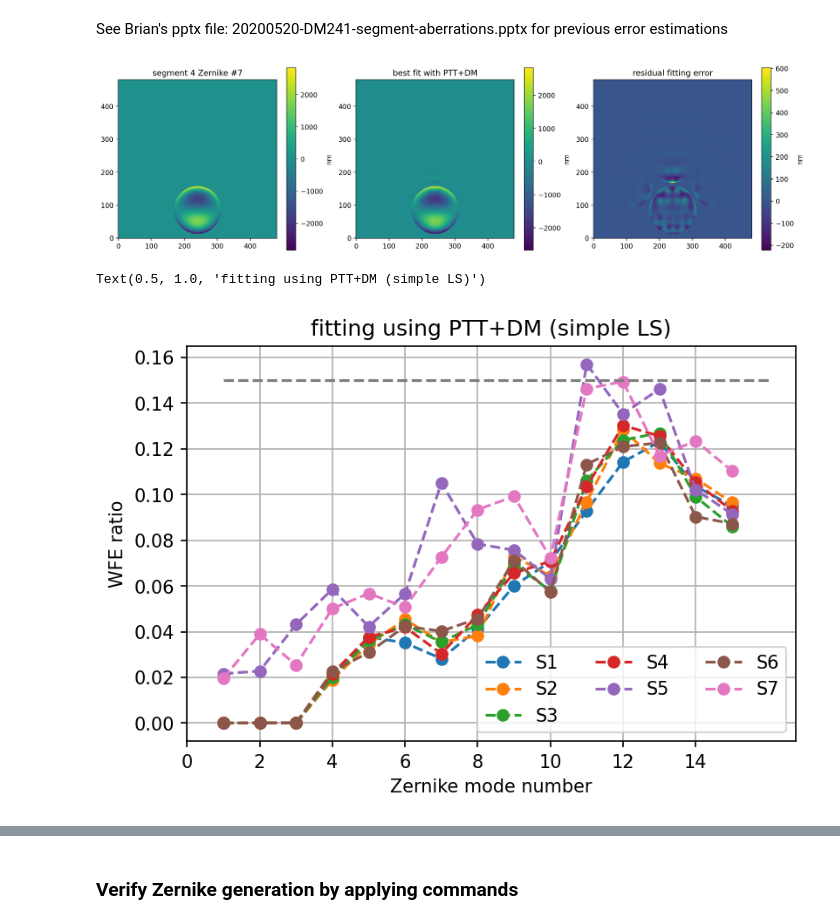
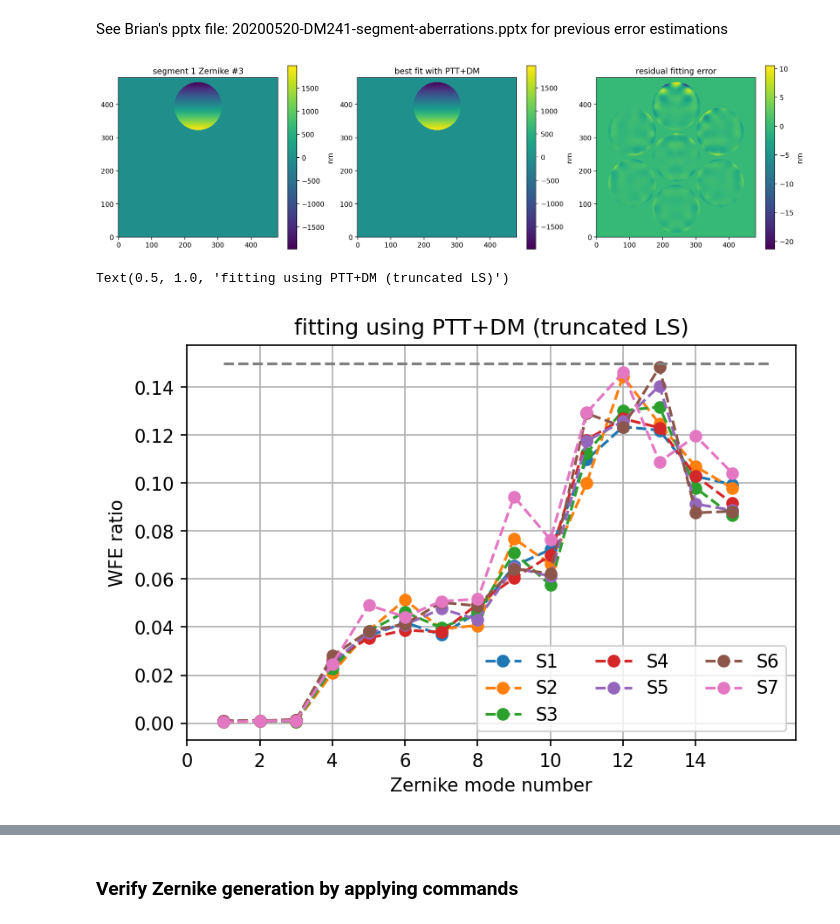
Before and after one commit to fquiros/CEO, a Jupyter notebook: python/ceo/wfpt/WFPT_segment_zernikes_v1.ipynb, the cells around one changed output, grey strips where cells are left out. Cells and saved outputs as stored; diff of their text form; code cells hidden in the pictures.

Commit message:
Zernikes: improved fitting of segment Zernikes.

```diff
--- a/python/ceo/wfpt/WFPT_segment_zernikes_v1.ipynb
+++ b/python/ceo/wfpt/WFPT_segment_zernikes_v1.ipynb
@@ -225,39 +237,39 @@ for segid in range(7):
         p2verr2[zid,segid] = p2v(Zdiff[:,zid,segid]) / p2v(zerntool.Zmat[:,zid,segid])
         fiterr2[zid,segid] = np.std(Zdiff[:,zid,segid]) / np.sqrt(np.sum(zerntool.Zmat[:,zid,segid]**2)/zerntool.npseg[segid])
 # %%
-segid = 3
-zid = 6
+segid = 0
+zid = 2
 zamp = 1e-6
 
 #-- Theoretical Zernike
 Ztheo = np.zeros((nPx,nPx))
 Ztheo[zerntool.GMTmask] = zerntool.Zmat[:,zid,segid]
 
 #-- Best-fit Zernike
 Zbf = np.zeros((nPx,nPx))
 Zbf[zerntool.GMTmask] = zerntool.fitZern[mirror]['Zmat'][:,zid,segid]
 
 #-- Error
 Zerr = np.zeros((nPx,nPx))
 Zerr[zerntool.GMTmask] = Zdiff[:,zid,segid]
 
 fig, (ax1,ax2,ax3) = plt.subplots(ncols=3)
 fig.set_size_inches((18,5))
 fig.dpi=200
 
 im1 = ax1.imshow(Ztheo*zamp*1e9, origin='lower')
 clb1 = fig.colorbar(im1, ax=ax1, label='nm')
 ax1.set_title('segment %d Zernike #%d'%(segid+1, zid+1))
 
 im2 = ax2.imshow(Zbf*zamp*1e9, origin='lower')
 clb2 = fig.colorbar(im2, ax=ax2, label='nm')
 ax2.set_title('best fit with PTT+DM');
 
 im3 = ax3.imshow(Zerr*zamp*1e9, origin='lower')
 clb2 = fig.colorbar(im3, ax=ax3, label='nm')
 ax3.set_title('residual fitting error');
 # %% [output]
-[figure, old version]
+[figure, new version]
 # %%
 fig, ax = plt.subplots()
 fig.dpi=150
@@ -268,10 +280,10 @@ ax.grid()
 ax.set_xticks(np.arange(0,nzern,2))
 ax.set_xlabel('Zernike mode number')
 ax.set_ylabel('WFE ratio')
-ax.set_title('fitting using PTT+DM (simple LS)')
+ax.set_title('fitting using PTT+DM (truncated LS)')
 # %% [output]
-Text(0.5, 1.0, 'fitting using PTT+DM (simple LS)')
+Text(0.5, 1.0, 'fitting using PTT+DM (truncated LS)')
-[figure, old version]
+[figure, new version]
 # %%
 fig, ax = plt.subplots()
 fig.dpi=150
```
Also changed, not shown: parts of 21 cells of this notebook, 2 other files.
